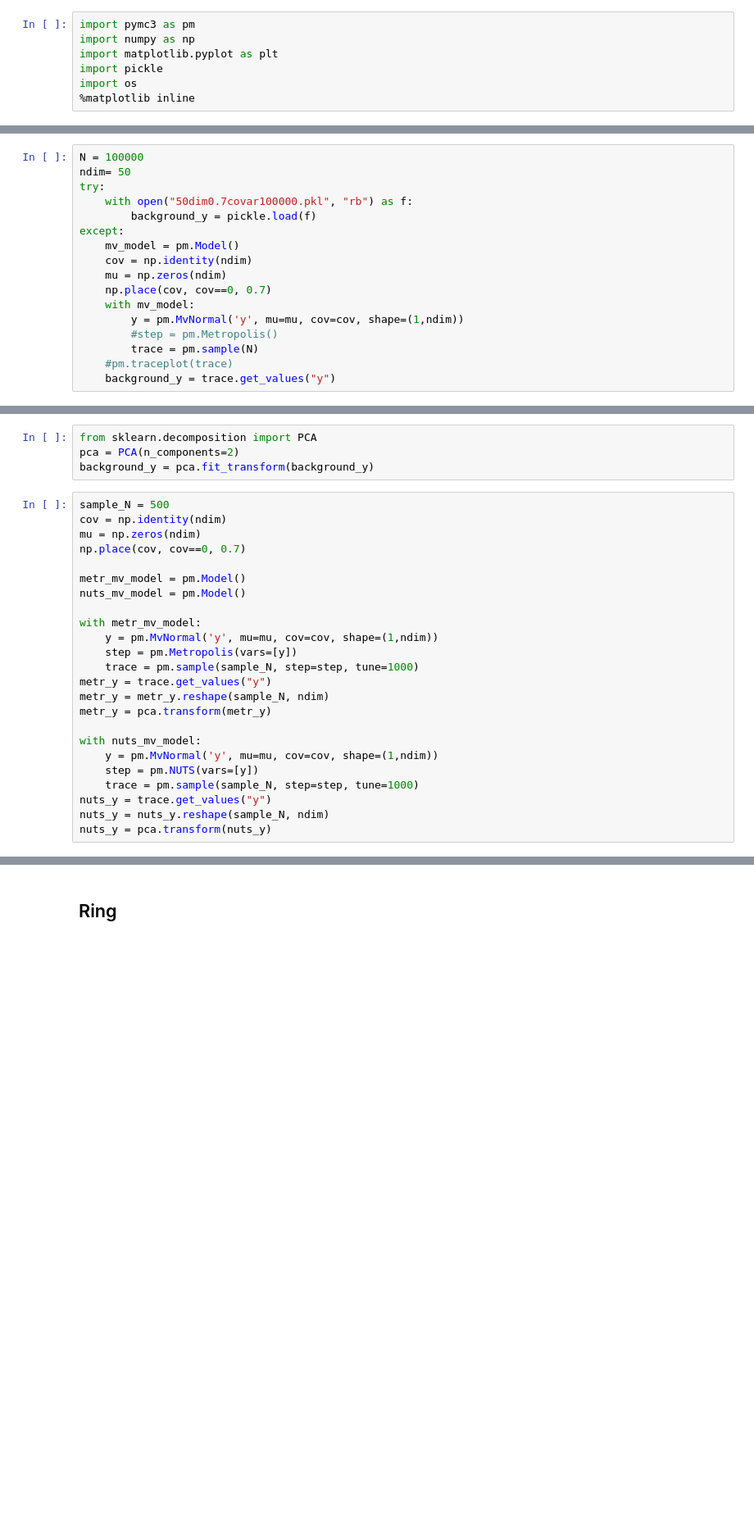
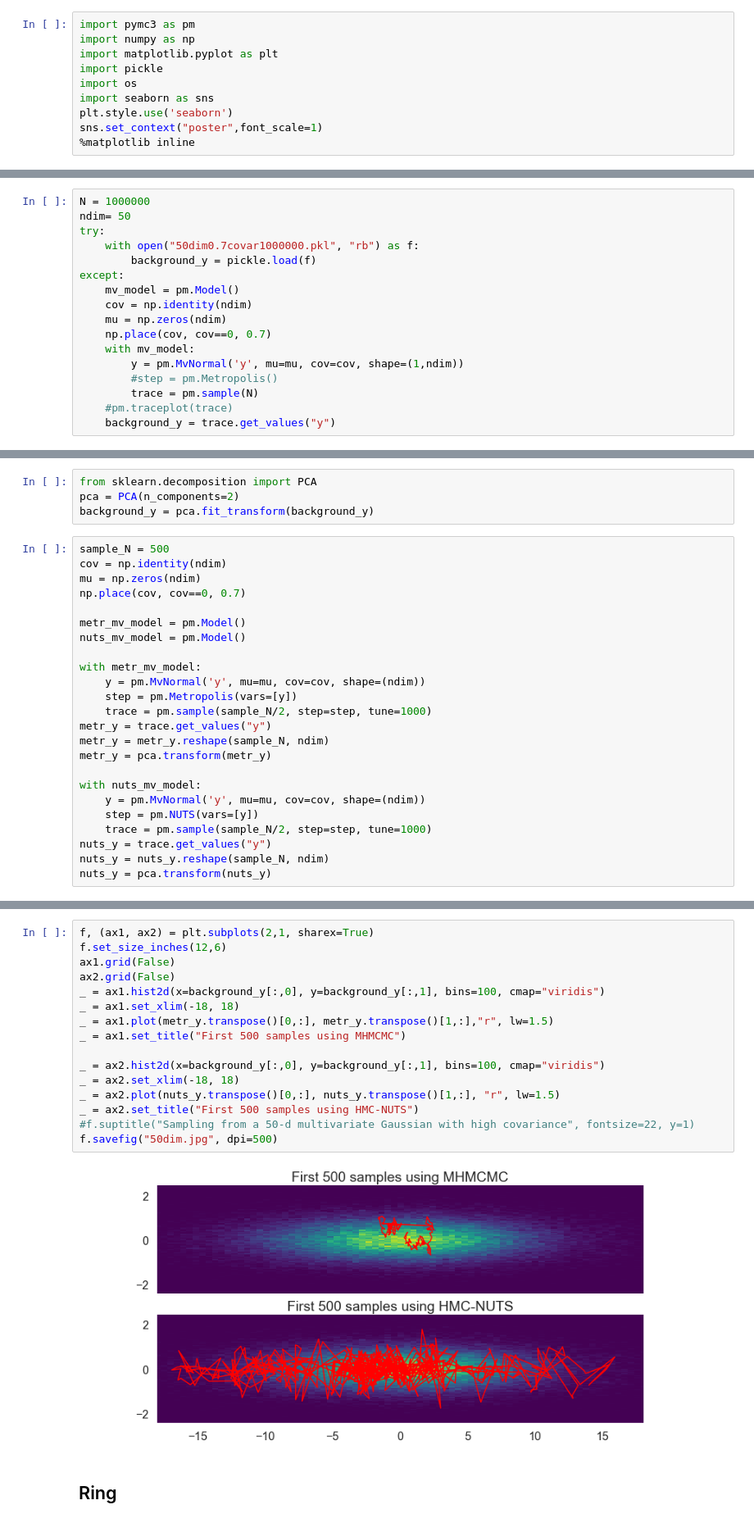
Before and after one commit to mbarsbey/cmpe548project, a Jupyter notebook: pymc3 - creation of baseline data.ipynb, the cells around one changed output, grey strips where cells are left out. Shown: that part at 82% size. Saved outputs shown, nothing was run; the diff lists cells and outputs as text; blank space fills up the shorter version.

```diff
--- a/pymc3 - creation of baseline data.ipynb
+++ b/pymc3 - creation of baseline data.ipynb
@@ -6,14 +6,17 @@ import numpy as np
 import matplotlib.pyplot as plt
 import pickle
 import os
+import seaborn as sns
+plt.style.use('seaborn')
+sns.set_context("poster",font_scale=1)
 %matplotlib inline
 # %% [markdown]
 ## 50 dimensional, highly correlated Gaussian
 # %%
-N = 100000
+N = 1000000
 ndim= 50
 try:
-    with open("50dim0.7covar100000.pkl", "rb") as f:
+    with open("50dim0.7covar1000000.pkl", "rb") as f:
         background_y = pickle.load(f)
 except:
     mv_model = pm.Model()
@@ -42,17 +64,17 @@ metr_mv_model = pm.Model()
 nuts_mv_model = pm.Model()
 
 with metr_mv_model:
-    y = pm.MvNormal('y', mu=mu, cov=cov, shape=(1,ndim))
+    y = pm.MvNormal('y', mu=mu, cov=cov, shape=(ndim))
     step = pm.Metropolis(vars=[y])
-    trace = pm.sample(sample_N, step=step, tune=1000)
+    trace = pm.sample(sample_N/2, step=step, tune=1000)
 metr_y = trace.get_values("y")
 metr_y = metr_y.reshape(sample_N, ndim)
 metr_y = pca.transform(metr_y)
 
 with nuts_mv_model:
-    y = pm.MvNormal('y', mu=mu, cov=cov, shape=(1,ndim))
+    y = pm.MvNormal('y', mu=mu, cov=cov, shape=(ndim))
     step = pm.NUTS(vars=[y])
-    trace = pm.sample(sample_N, step=step, tune=1000)
+    trace = pm.sample(sample_N/2, step=step, tune=1000)
 nuts_y = trace.get_values("y")
 nuts_y = nuts_y.reshape(sample_N, ndim)
 nuts_y = pca.transform(nuts_y)
@@ -75 +86,19 @@ _ = plt.plot(nuts_y.transpose()[0,:], nuts_y.transpose()[1,:])
+# %%
+f, (ax1, ax2) = plt.subplots(2,1, sharex=True)
+f.set_size_inches(12,6)
+ax1.grid(False)
+ax2.grid(False)
+_ = ax1.hist2d(x=background_y[:,0], y=background_y[:,1], bins=100, cmap="viridis")
+_ = ax1.set_xlim(-18, 18)
+_ = ax1.plot(metr_y.transpose()[0,:], metr_y.transpose()[1,:],"r", lw=1.5)
+_ = ax1.set_title("First 500 samples using MHMCMC")
+
+_ = ax2.hist2d(x=background_y[:,0], y=background_y[:,1], bins=100, cmap="viridis")
+_ = ax2.set_xlim(-18, 18)
+_ = ax2.plot(nuts_y.transpose()[0,:], nuts_y.transpose()[1,:], "r", lw=1.5)
+_ = ax2.set_title("First 500 samples using HMC-NUTS")
+#f.suptitle("Sampling from a 50-d multivariate Gaussian with high covariance", fontsize=22, y=1)
+f.savefig("50dim.jpg", dpi=500)
+# %% [output]
+[figure, added]
 # %% [markdown]
```
Also changed, not shown: parts of 9 cells of this notebook, 13 other files.
